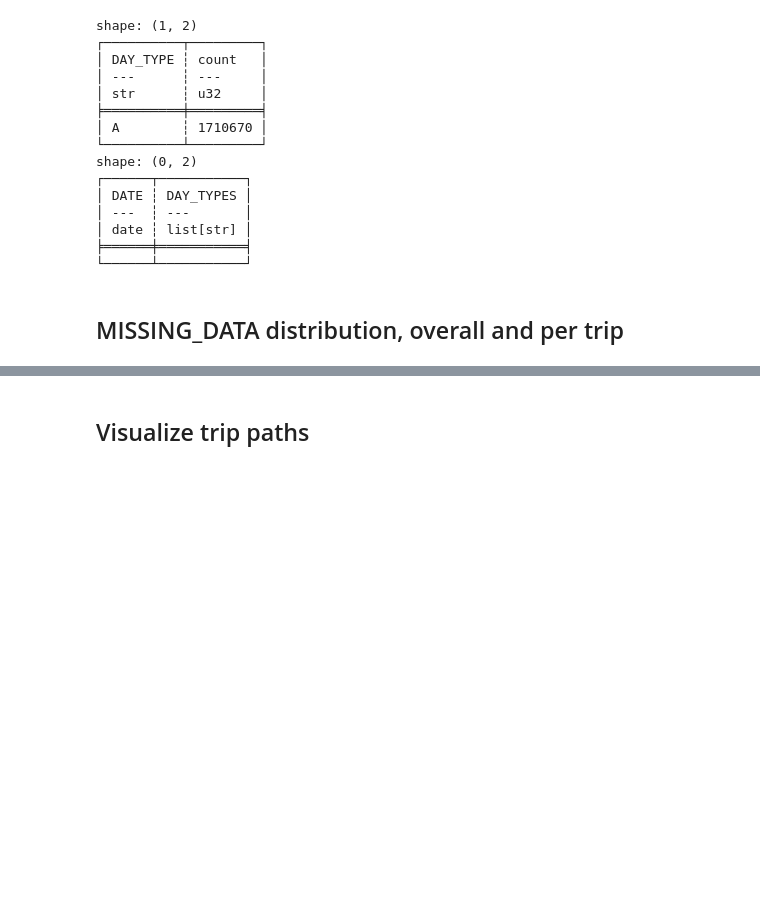
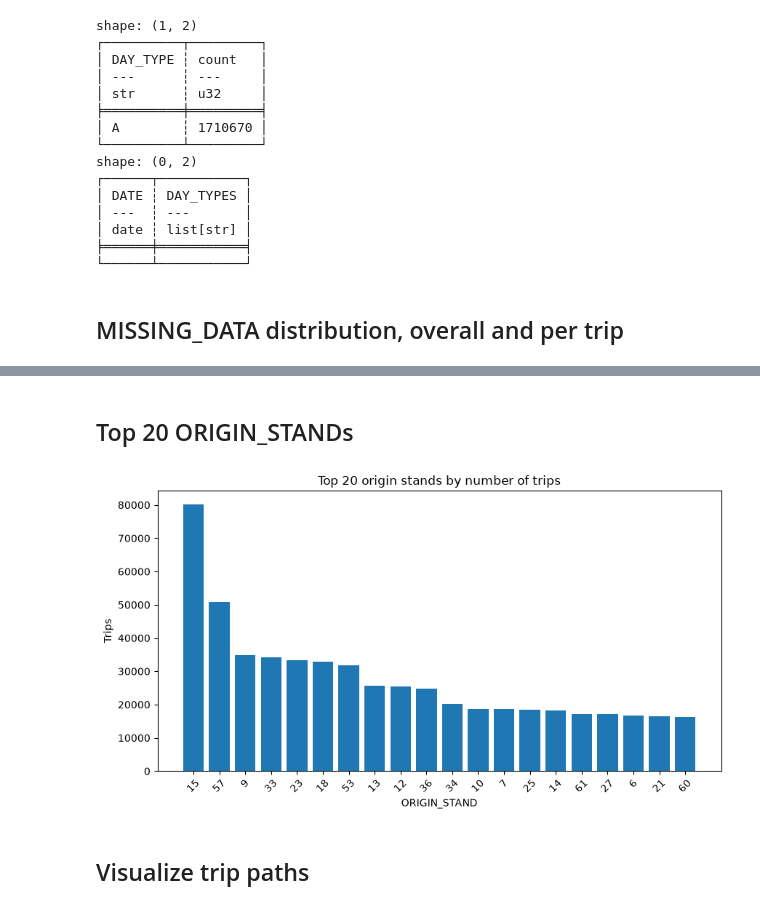
Before and after one commit to runarmod/TDT4225-ex2, a Jupyter notebook: notebooks/eda.ipynb, the cells around one changed output, grey strips where cells are left out. Saved outputs shown, nothing was run; the diff lists cells and outputs as text; code cells hidden in the pictures; blank space fills up the shorter version.

Commit message:
feat: add plot for top 20 origin stands

```diff
--- a/notebooks/eda.ipynb
+++ b/notebooks/eda.ipynb
@@ -97,4 +97,26 @@ shape: (2, 5)
 └──────────────┴─────────┴───────┴─────────┴────────────┘
+# %% [markdown]
+## Top 20 ORIGIN_STANDs
+# %%
+import matplotlib.pyplot as plt
+
+top_stands = (
+    df.filter(pl.col("ORIGIN_STAND").is_not_null())
+    .group_by("ORIGIN_STAND")
+    .len()
+    .sort("len", descending=True)
+    .head(20)
+)
+
+fig, ax = plt.subplots(figsize=(10, 5))
+ax.bar(top_stands["ORIGIN_STAND"].cast(pl.String), top_stands["len"])
+ax.set_xlabel("ORIGIN_STAND")
+ax.set_ylabel("Trips")
+ax.set_title("Top 20 origin stands by number of trips")
+plt.xticks(rotation=45)
+plt.show()
+# %% [output]
+[figure, added]
 # %% [markdown]
 ## Visualize trip paths
 # %%
```
Also changed, not shown: parts of 2 cells of this notebook, 2 other files.
